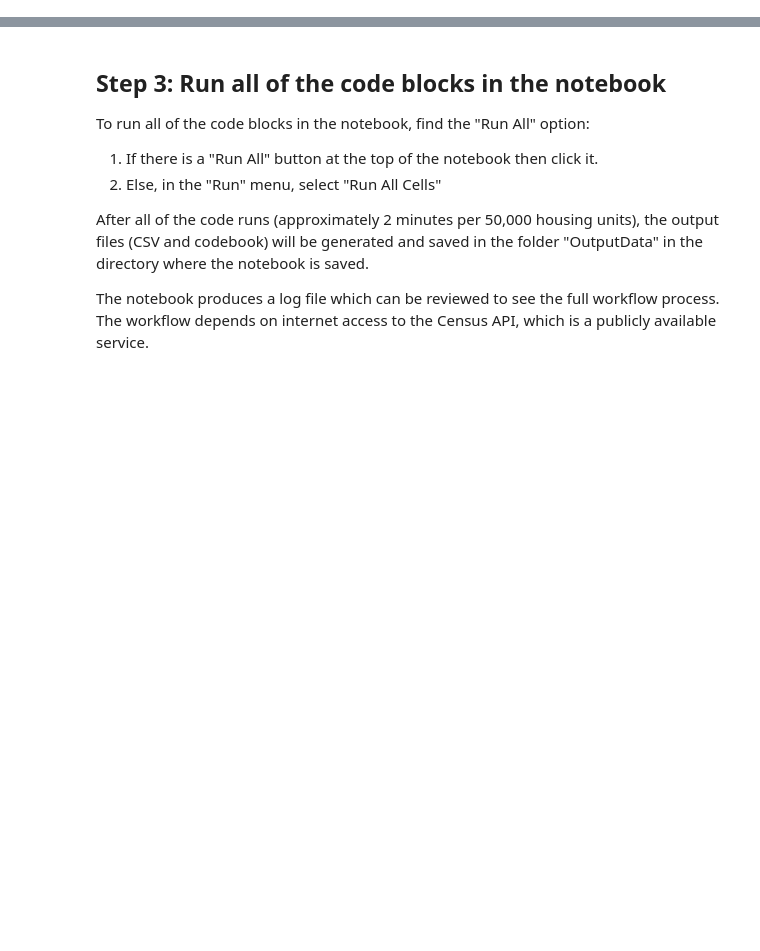
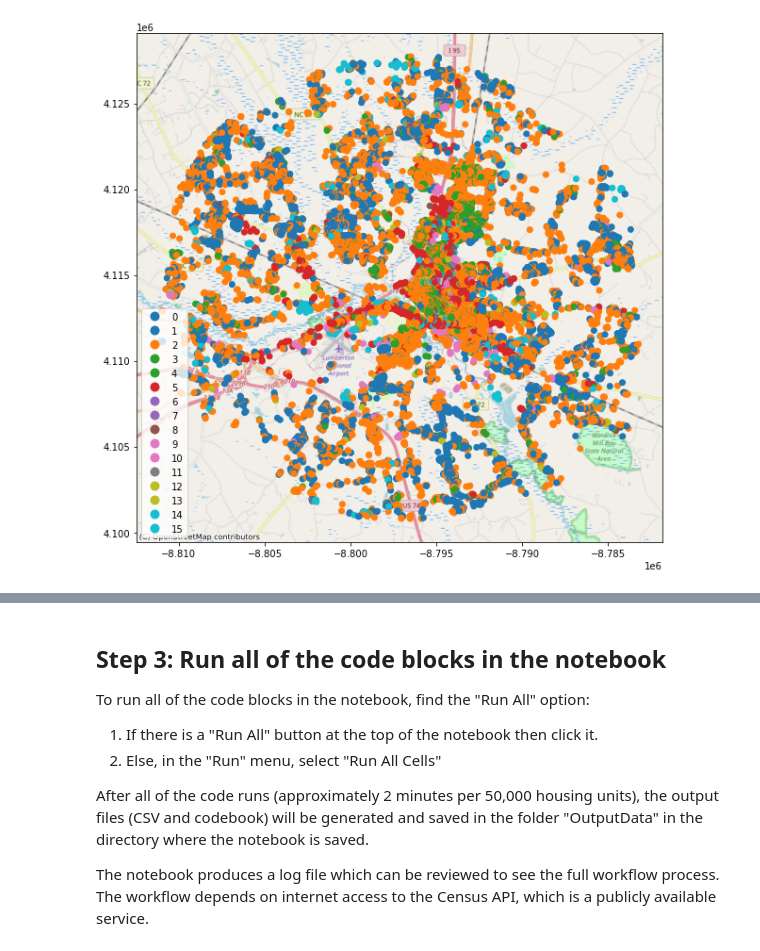
Before and after one commit to npr99/intersect-community-data, a Jupyter notebook: ICD_06ev1_run_HUA_workflow.ipynb, the cells around one changed output, grey strips where cells are left out. Drawn from its saved outputs; the diff is of its cells as text; code cells hidden in the pictures; blank space fills up the shorter version.

```diff
--- a/ICD_06ev1_run_HUA_workflow.ipynb
+++ b/ICD_06ev1_run_HUA_workflow.ipynb
@@ -88,0 +101,4 @@ communities = {'Lumberton_NC' : {
+# %%
+client = IncoreClient()
+# IN-CORE caches files on the local machine, it might be necessary to clear the memory
+#client.clear_cache()
@@ -88,0 +107,3 @@ communities = {'Lumberton_NC' : {
+# %%
+# create data_service object for loading files
+data_service = DataService(client)
@@ -88,0 +112,8 @@ communities = {'Lumberton_NC' : {
+# %%
+# Building inventory
+# bldg_inv_id = "62ab7dcbf328861e25ffea9e" # New building inventory
+bldg_inv_id = "6036c2a9e379f22e1658d451" # Old building inventory
+# load building inventory
+bldg_inv = Dataset.from_data_service(bldg_inv_id, data_service)
+filename = bldg_inv.get_file_path('shp')
+print("The IN-CORE Dataservice has saved the Building Inventory on your local machine: "+filename)
@@ -88,0 +124,6 @@ communities = {'Lumberton_NC' : {
+# %%
+bldg_inv_gdf = gpd.read_file(filename)
+
+from pyproj import CRS
+bldg_inv_gdf.crs = CRS("epsg:4326")
+bldg_inv_gdf.head()
@@ -88,0 +214,5 @@ communities = {'Lumberton_NC' : {
+# %%
+map = viz.plot_gdf_map(bldg_inv_gdf,column='archetype',category=True)
+map
+# %% [output]
+[figure, added]
```
Also changed, not shown: parts of 54 cells of this notebook, 3 other files.
